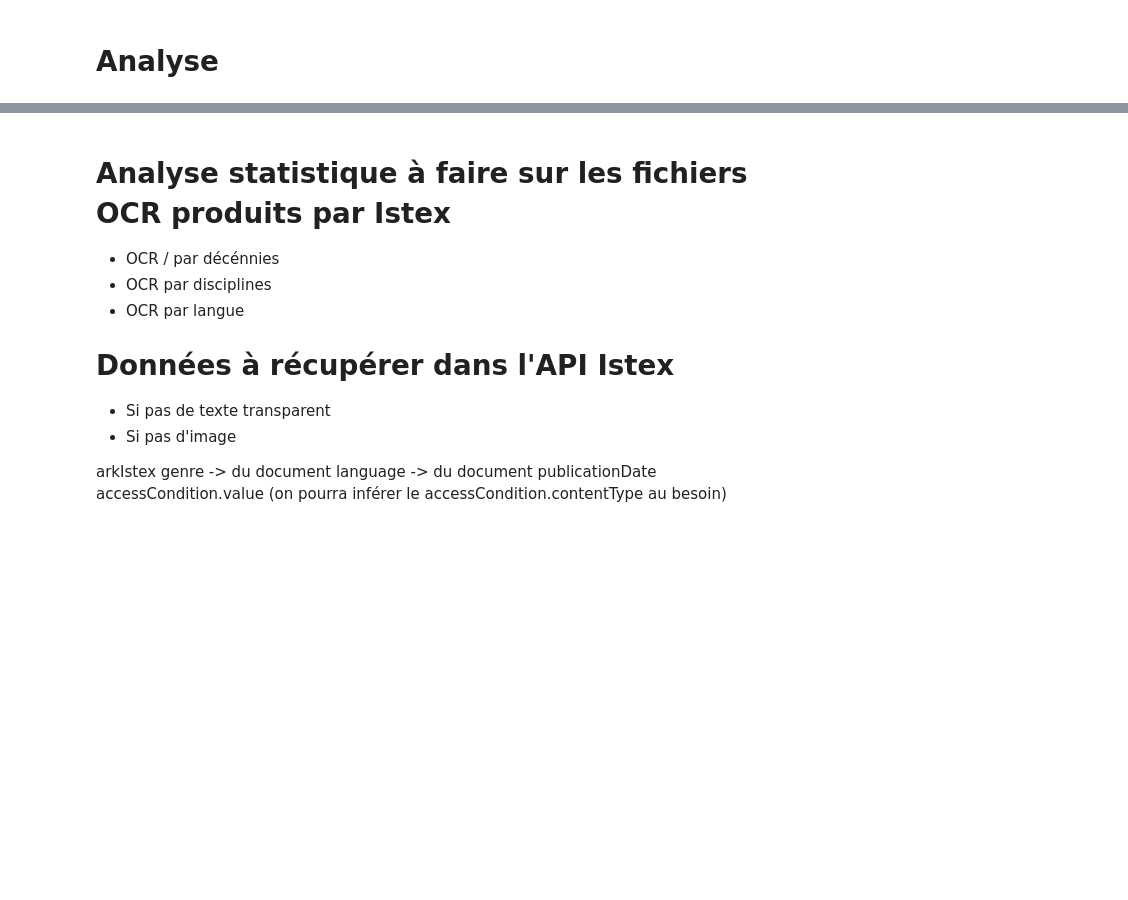
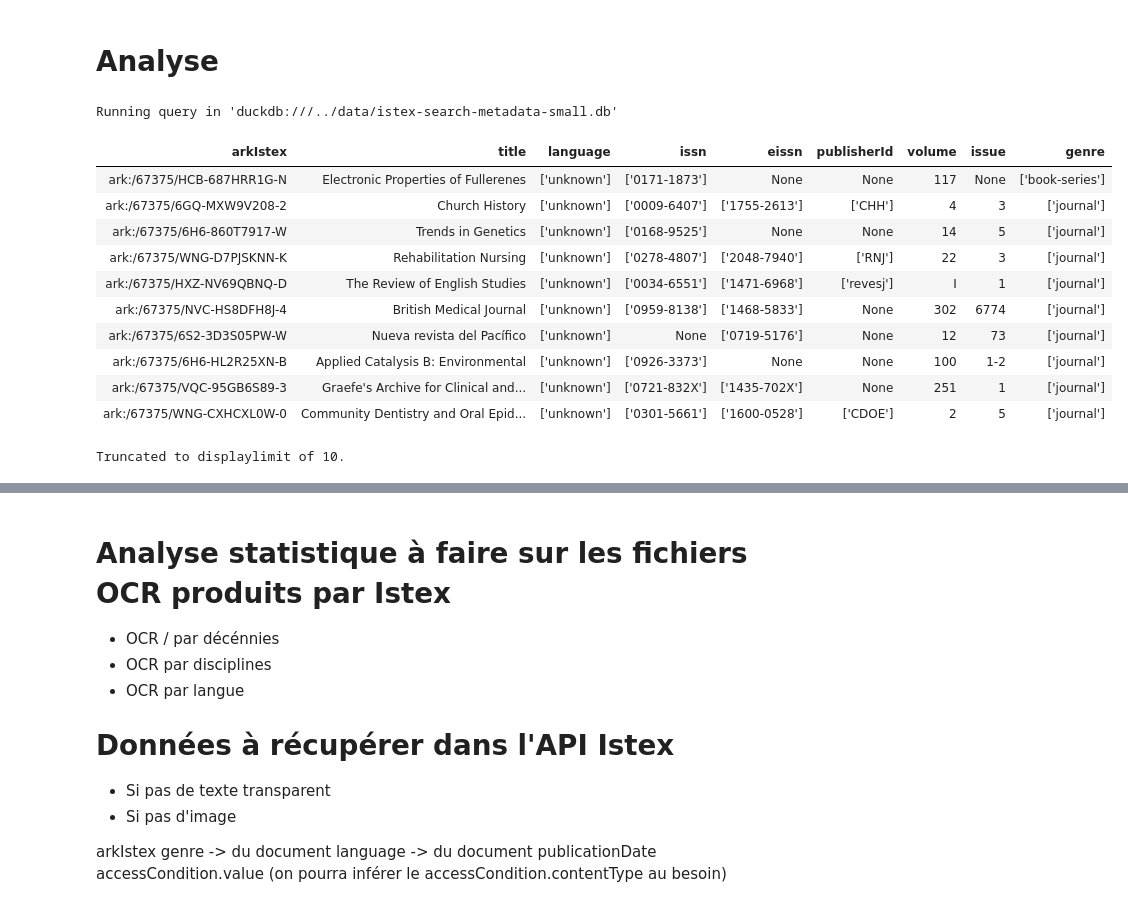
Before and after one commit to OcrIstex/ocr-istex, a Jupyter notebook: OCR dans Istex.ipynb, the cells around one changed output, grey strips where cells are left out. Drawn from its saved outputs; the diff is of its cells as text; code cells hidden in the pictures; blank space fills up the shorter version.

```diff
--- a/OCR dans Istex.ipynb
+++ b/OCR dans Istex.ipynb
@@ -55,6 +73,26 @@ Running query in 'duckdb:///../data/istex-search-metadata.db'
 Truncated to displaylimit of 10.
 # %% [markdown]
 # Analyse
+# %%
+%%sql
+SELECT
+  *
+FROM
+  hosts USING SAMPLE 1000 (reservoir);
+# %% [output]
+Running query in 'duckdb:///../data/istex-search-metadata-small.db'
+| arkIstex | title | language | issn | eissn | publisherId | volume | issue | genre |
+| ark:/67375/HCB-687HRR1G-N | Electronic Properties of Fullerenes | ['unknown'] | ['0171-1873'] | None | None | 117 | None | ['book-series'] |
+| ark:/67375/6GQ-MXW9V208-2 | Church History | ['unknown'] | ['0009-6407'] | ['1755-2613'] | ['CHH'] | 4 | 3 | ['journal'] |
+| ark:/67375/6H6-860T7917-W | Trends in Genetics | ['unknown'] | ['0168-9525'] | None | None | 14 | 5 | ['journal'] |
+| ark:/67375/WNG-D7PJSKNN-K | Rehabilitation Nursing | ['unknown'] | ['0278-4807'] | ['2048-7940'] | ['RNJ'] | 22 | 3 | ['journal'] |
+| ark:/67375/HXZ-NV69QBNQ-D | The Review of English Studies | ['unknown'] | ['0034-6551'] | ['1471-6968'] | ['revesj'] | I | 1 | ['journal'] |
+| ark:/67375/NVC-HS8DFH8J-4 | British Medical Journal | ['unknown'] | ['0959-8138'] | ['1468-5833'] | None | 302 | 6774 | ['journal'] |
+| ark:/67375/6S2-3D3S05PW-W | Nueva revista del Pacífico | ['unknown'] | None | ['0719-5176'] | None | 12 | 73 | ['journal'] |
+| ark:/67375/6H6-HL2R25XN-B | Applied Catalysis B: Environmental | ['unknown'] | ['0926-3373'] | None | None | 100 | 1-2 | ['journal'] |
+| ark:/67375/VQC-95GB6S89-3 | Graefe's Archive for Clinical and... | ['unknown'] | ['0721-832X'] | ['1435-702X'] | None | 251 | 1 | ['journal'] |
+| ark:/67375/WNG-CXHCXL0W-0 | Community Dentistry and Oral Epid... | ['unknown'] | ['0301-5661'] | ['1600-0528'] | ['CDOE'] | 2 | 5 | ['journal'] |
+Truncated to displaylimit of 10.
 # %%
 %%sql
 SELECT
```
Also changed, not shown: parts of 17 cells of this notebook.
